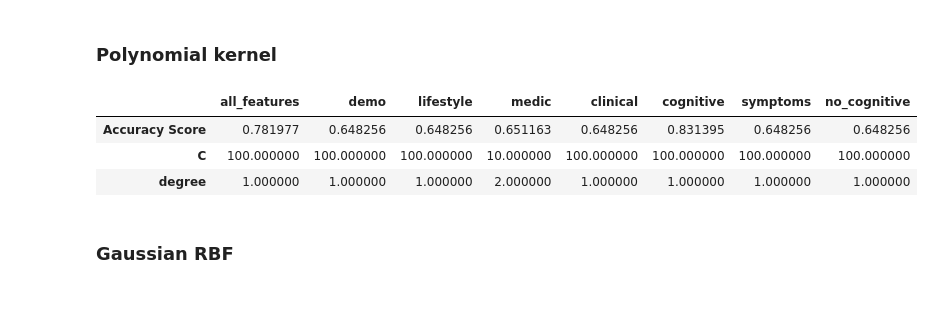
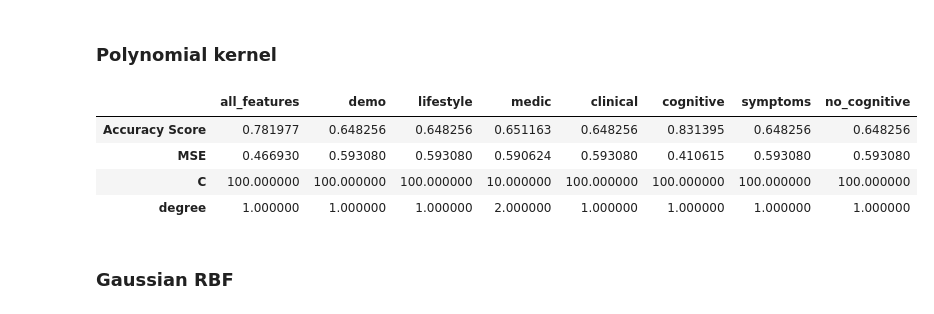
Before and after one commit to mgamankwah/alzheimers_risk_prediction, a Jupyter notebook: scripts/Model_Exploration_Seyed.ipynb, the cells around one changed output. Cells and saved outputs as stored; diff of their text form; code cells hidden in the pictures.

```diff
--- a/scripts/Model_Exploration_Seyed.ipynb
+++ b/scripts/Model_Exploration_Seyed.ipynb
@@ -99,10 +99,11 @@ for key in subcategory_dict:
     accu_score[key] = [accuracy_score(pred, df_test.Diagnosis),
                        precision_score(pred, df_test.Diagnosis),
                        recall_score(pred, df_test.Diagnosis),
-                       f1_score(pred, df_test.Diagnosis)]
+                       f1_score(pred, df_test.Diagnosis),
+                       root_mean_squared_error(pred, df_test.Diagnosis)]
 
 knn_accu_score = pd.DataFrame(accu_score)
-knn_accu_score.index = ['Accuracy Score', 'Precision Score' , 'Recall Score', 'F1 Score']
+knn_accu_score.index = ['Accuracy Score', 'Precision Score' , 'Recall Score', 'F1 Score','MSE']
 knn_accu_score
 # %% [output]
 |  | all_features | demo | lifestyle | medic | clinical | cognitive | symptoms | no_cognitive |
@@ -136,35 +138,38 @@ svm_poly_accu = {}
 
 ## Running each subcategory through each polynomial SVM
 for key in subcategory_dict:
     item = subcategory_dict[key]
 
     ## variables that record to most accurate parameters
     C_best = 0
     d_best = 0
     accu_best = 0
+    mse_best = 0
 
     for c,d in zip(C,degrees):
         ## creating a model with polynomial kernel of degree = d and regularization parameter C = c
         svm_poly = SVC(C=c , kernel='poly' , degree= d , max_iter=10000)
 
         ## fitting the model object
         svm_poly.fit(df_train[item[:-1]] , df_train.Diagnosis)
 
         ## predicting the testing set
         pred = svm_poly.predict(df_test[item[:-1]])
         if accuracy_score(pred , df_test.Diagnosis)>accu_best:
             accu_best = accuracy_score(pred , df_test.Diagnosis)
             C_best = c
             d_best = d
+            mse_best = root_mean_squared_error(pred, df_test.Diagnosis)
 
-    svm_poly_accu[key] = [accu_best , C_best , d_best]
+    svm_poly_accu[key] = [accu_best, mse_best , C_best , d_best]
 
 svm_poly_accu_df = pd.DataFrame(svm_poly_accu)
-svm_poly_accu_df.index = ['Accuracy Score', 'C', 'degree']
+svm_poly_accu_df.index = ['Accuracy Score', 'MSE' ,'C', 'degree']
 svm_poly_accu_df
 # %% [output]
 |  | all_features | demo | lifestyle | medic | clinical | cognitive | symptoms | no_cognitive |
 | Accuracy Score | 0.781977 | 0.648256 | 0.648256 | 0.651163 | 0.648256 | 0.831395 | 0.648256 | 0.648256 |
+| MSE | 0.466930 | 0.593080 | 0.593080 | 0.590624 | 0.593080 | 0.410615 | 0.593080 | 0.593080 |
 | C | 100.000000 | 100.000000 | 100.000000 | 10.000000 | 100.000000 | 100.000000 | 100.000000 | 100.000000 |
 | degree | 1.000000 | 1.000000 | 1.000000 | 2.000000 | 1.000000 | 1.000000 | 1.000000 | 1.000000 |
 # %% [markdown]
```
Also changed, not shown: parts of 7 cells of this notebook.
